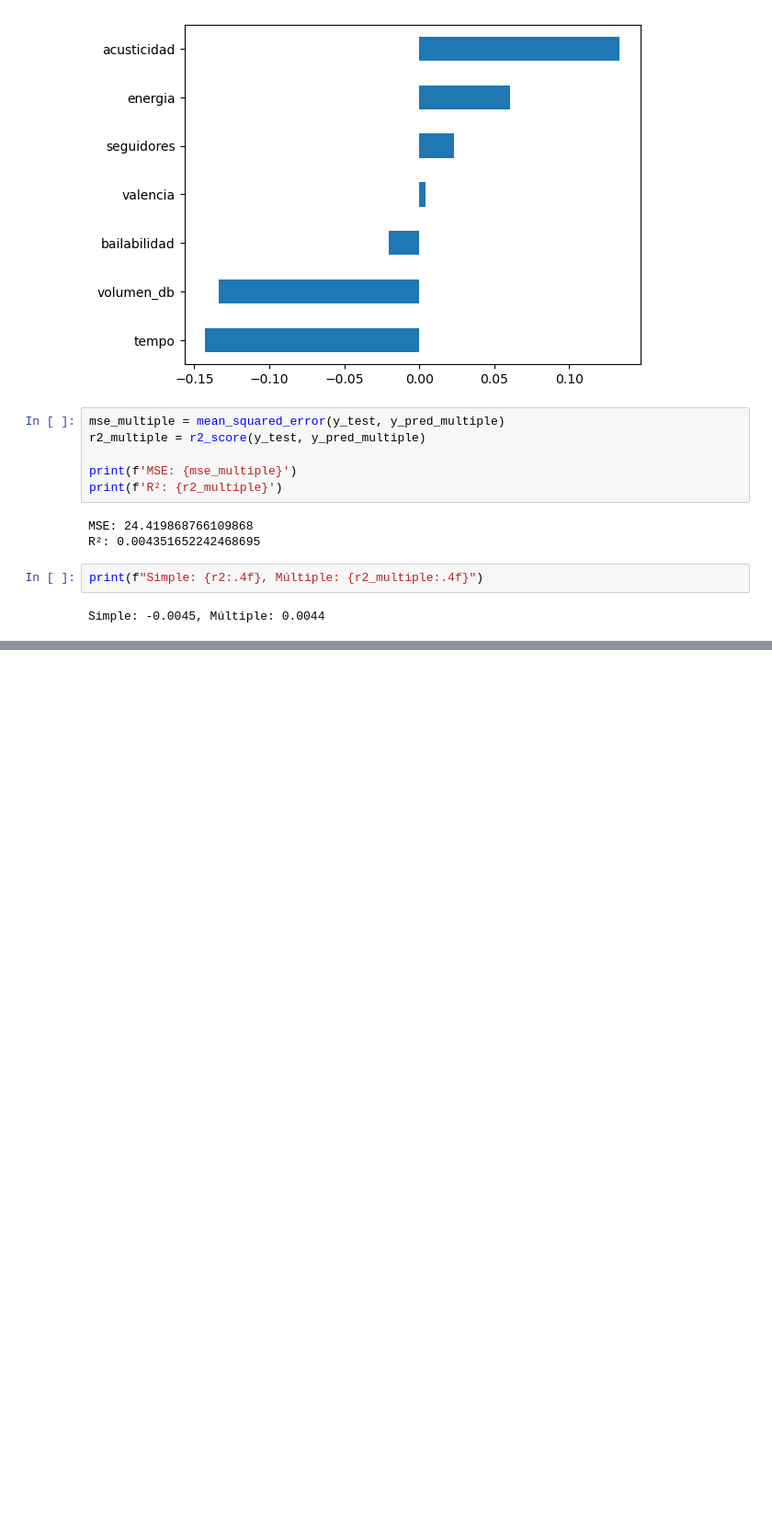
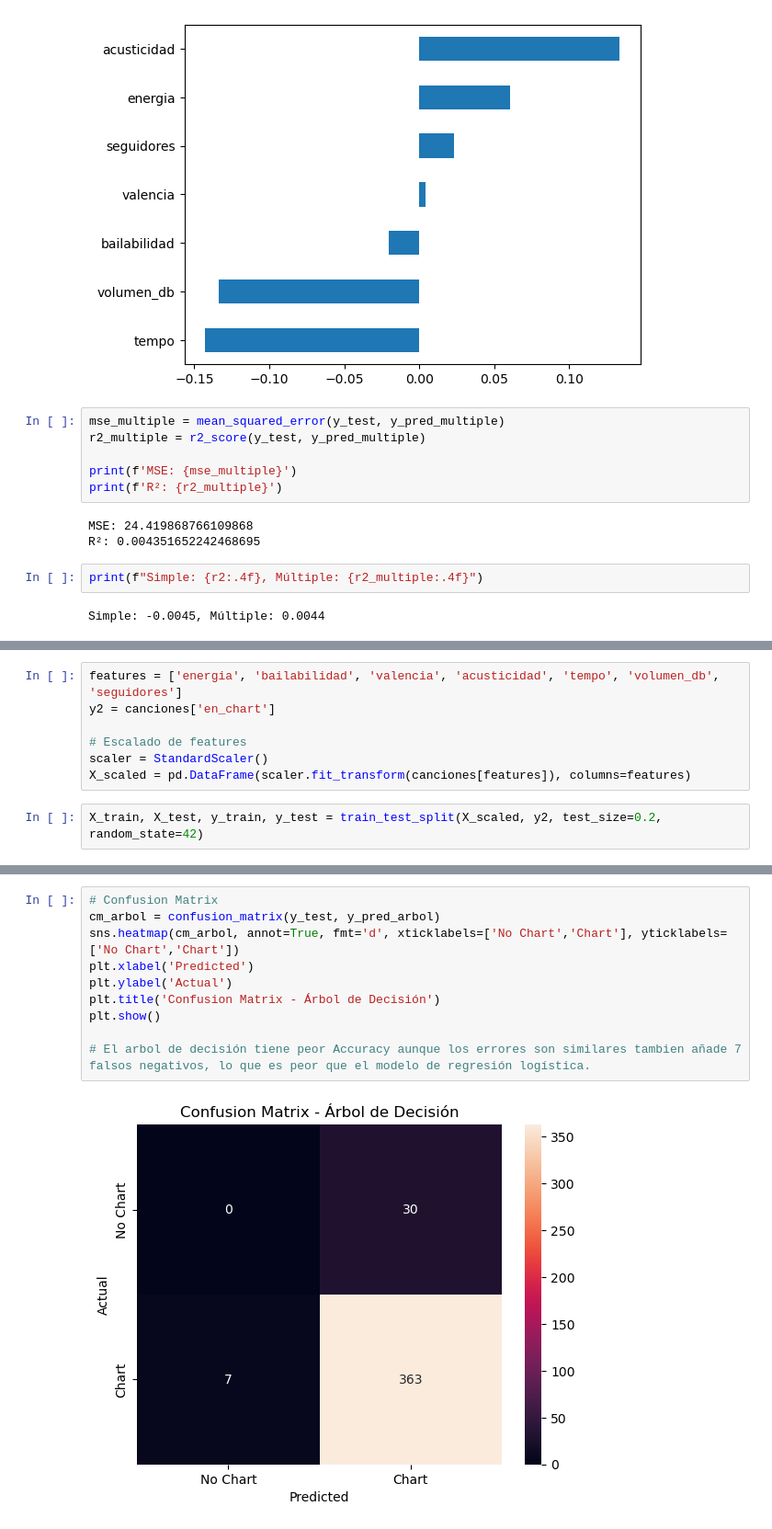
Before and after one commit to MetalMaxALIZ/Proyecto_Data_Wizards, a Jupyter notebook: 02_ML.ipynb, the cells around one changed output, grey strips where cells are left out. Shown at 92% size. Cells and saved outputs as stored; diff of their text form; blank space fills up the shorter version.

```diff
--- a/02_ML.ipynb
+++ b/02_ML.ipynb
@@ -95,0 +136,9 @@ Simple: -0.0045, Múltiple: 0.0044
+# %%
+features = ['energia', 'bailabilidad', 'valencia', 'acusticidad', 'tempo', 'volumen_db', 'seguidores']
+y2 = canciones['en_chart']
+
+# Escalado de features
+scaler = StandardScaler()
+X_scaled = pd.DataFrame(scaler.fit_transform(canciones[features]), columns=features)
+# %%
+X_train, X_test, y_train, y_test = train_test_split(X_scaled, y2, test_size=0.2, random_state=42)
@@ -95,0 +159,12 @@ Simple: -0.0045, Múltiple: 0.0044
+# %%
+# Confusion Matrix
+cm_arbol = confusion_matrix(y_test, y_pred_arbol)
+sns.heatmap(cm_arbol, annot=True, fmt='d', xticklabels=['No Chart','Chart'], yticklabels=['No Chart','Chart'])
+plt.xlabel('Predicted')
+plt.ylabel('Actual')
+plt.title('Confusion Matrix - Árbol de Decisión')
+plt.show()
+
+# El arbol de decisión tiene peor Accuracy aunque los errores son similares tambien añade 7 falsos negativos, lo que es peor que el modelo de regresión logística.
+# %% [output]
+[figure, added]
```
Also changed, not shown: parts of 14 cells of this notebook.
